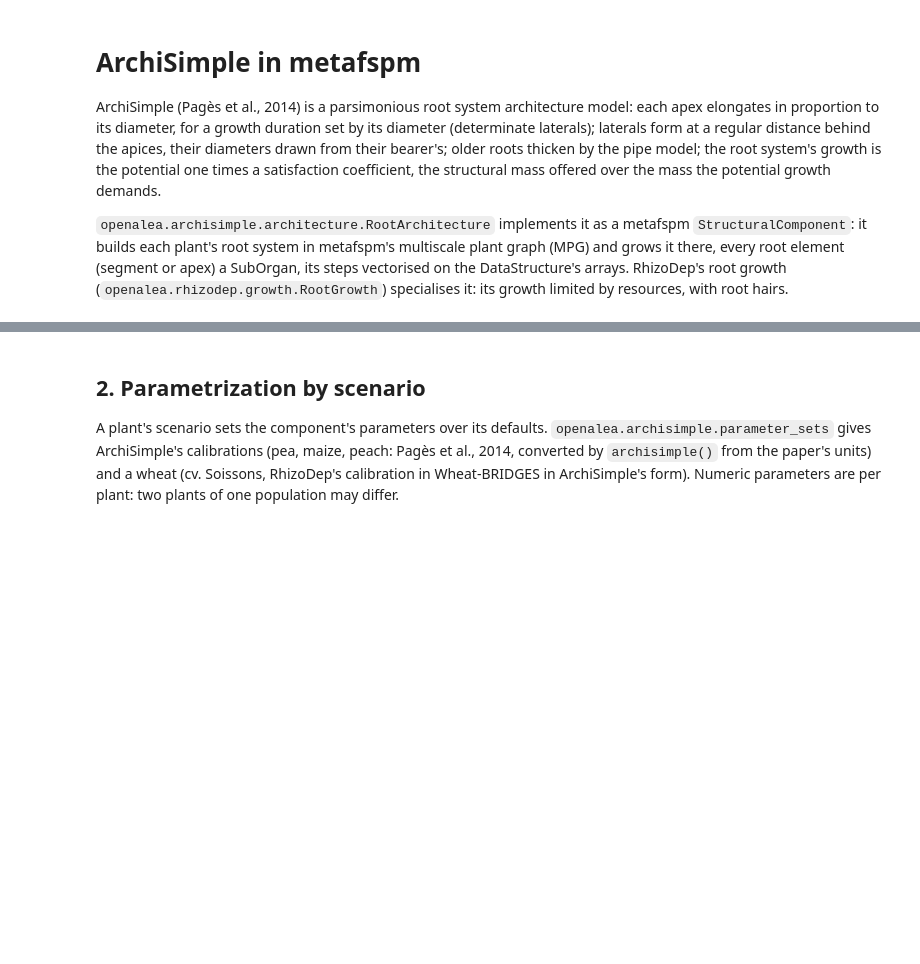
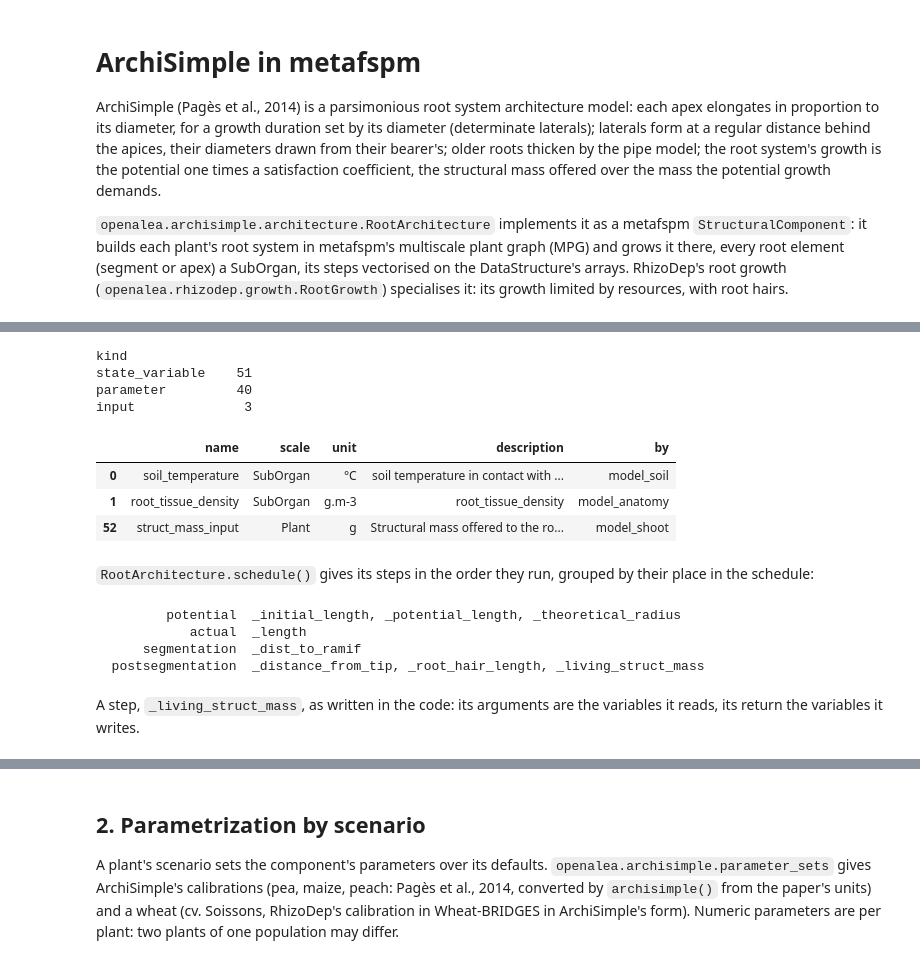
Before and after one commit to openalea/archisimple, a Jupyter notebook: example/tutorials/tutorial_archisimple.ipynb, the cells around one changed output, grey strips where cells are left out. Cells and saved outputs as stored; diff of their text form; code cells hidden in the pictures; blank space fills up the shorter version.

Commit message:
Tutorial: section 0, reading the code (metafspm's component formalism on RootArchitecture: its declarations, its schedule, a step, with a link to metafspm's tutorial); the plant model a CompositeModel

```diff
--- a/example/tutorials/tutorial_archisimple.ipynb
+++ b/example/tutorials/tutorial_archisimple.ipynb
@@ -25,0 +55,28 @@ from openalea.archisimple.run import record
+# %%
+from openalea.archisimple.architecture import RootArchitecture
+
+declarations = RootArchitecture.declarations()
+print(declarations["kind"].value_counts().to_string())
+declarations.loc[declarations["kind"] == "input", ["name", "scale", "unit", "description", "by"]]
+# %% [output]
+kind
+state_variable    51
+parameter         40
+input              3
+|  | name | scale | unit | description | by |
+| 0 | soil_temperature | SubOrgan | °C | soil temperature in contact with ... | model_soil |
+| 1 | root_tissue_density | SubOrgan | g.m-3 | root_tissue_density | model_anatomy |
+| 52 | struct_mass_input | Plant | g | Structural mass offered to the ro... | model_shoot |
+# %% [markdown]
+`RootArchitecture.schedule()` gives its steps in the order they run, grouped by their place in the schedule:
+# %%
+for stages, steps in RootArchitecture.schedule():
+    print(f"{', '.join(stages):>18}  {', '.join(steps)}")
+# %% [output]
+         potential  _initial_length, _potential_length, _theoretical_radius
+            actual  _length
+      segmentation  _dist_to_ramif
+  postsegmentation  _distance_from_tip, _root_hair_length, _living_struct_mass
+# %% [markdown]
+A step, `_living_struct_mass`, as written in the code: its arguments are the variables it reads, its
+return the variables it writes.
```
Also changed, not shown: parts of 5 cells of this notebook.
